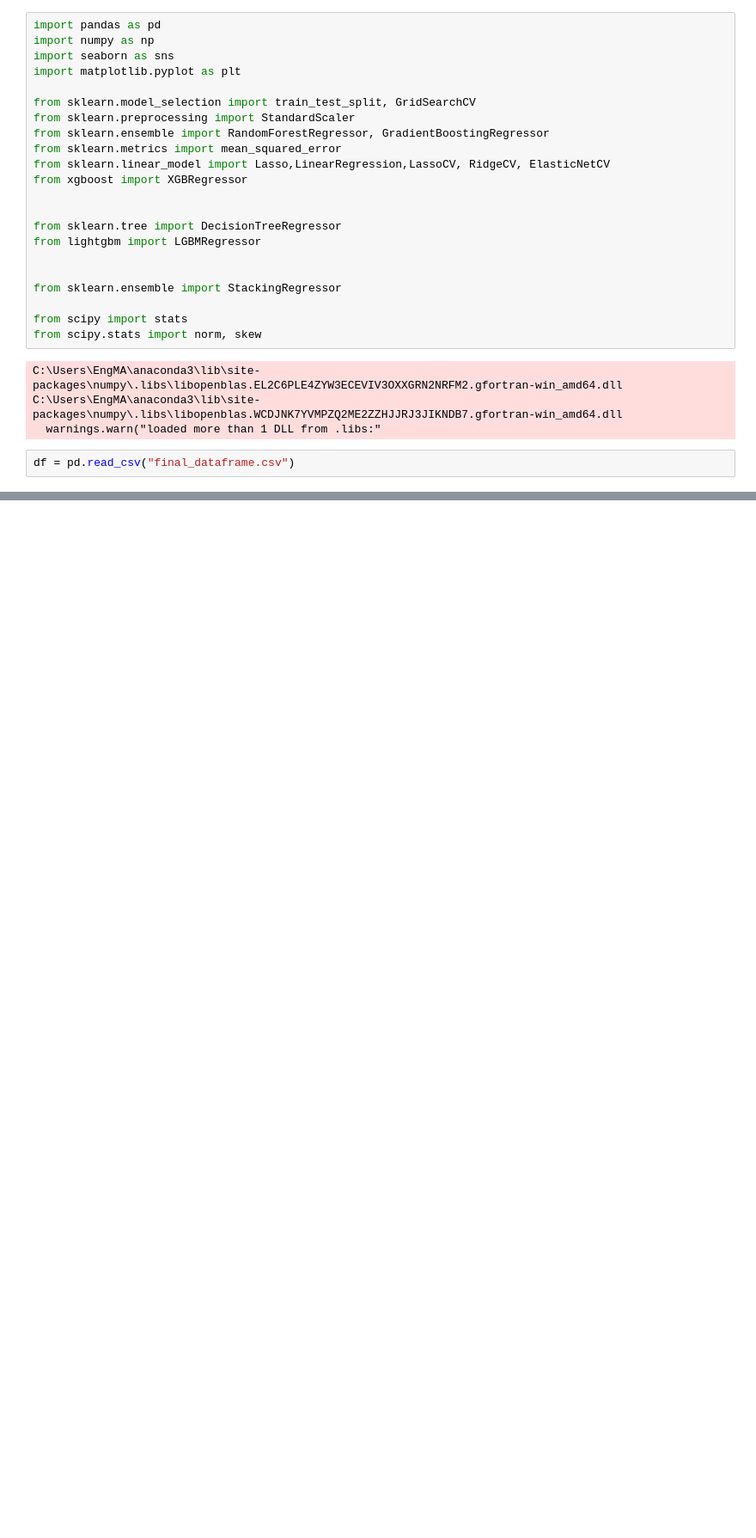
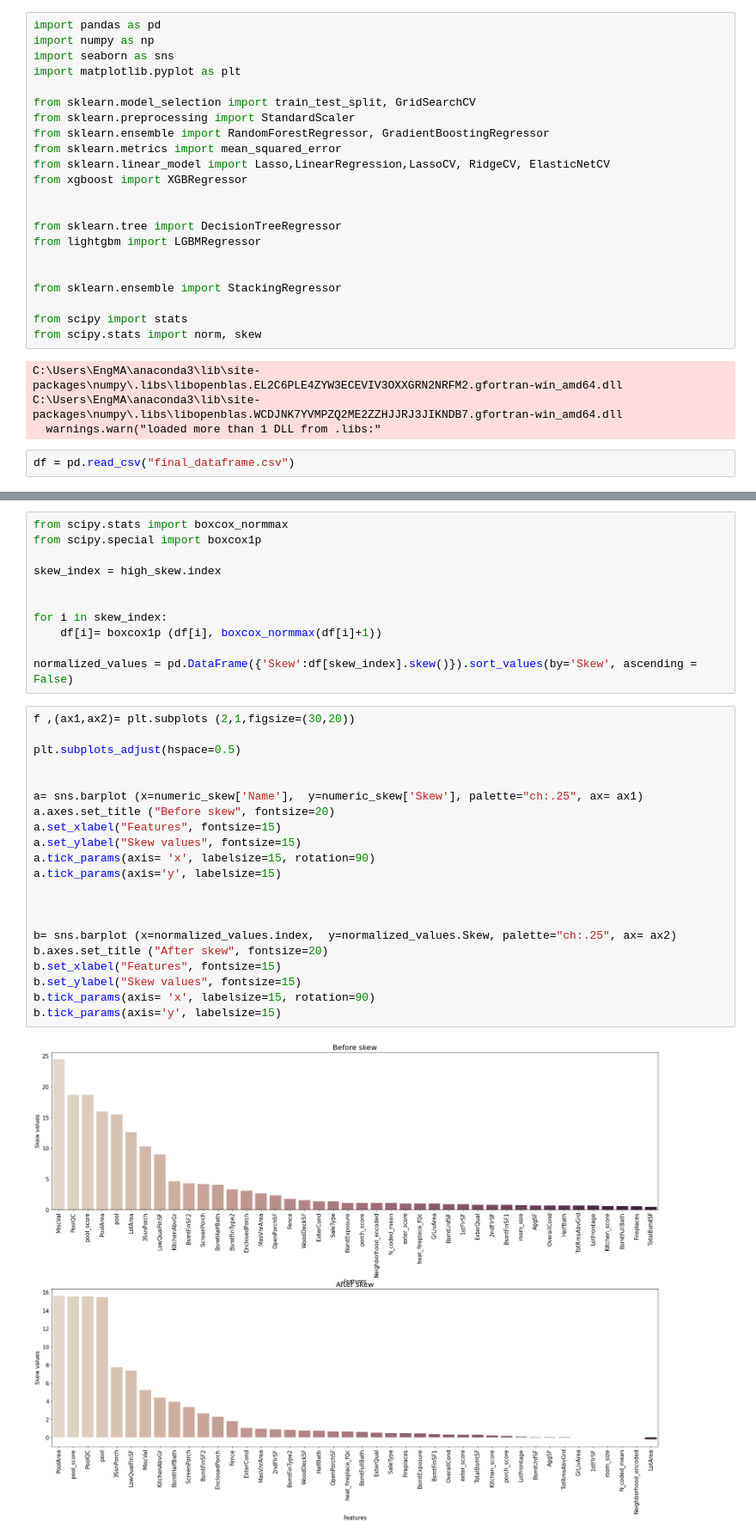
Before and after one commit to markjh2323/house_prices_project, a Jupyter notebook: house_price_prediction_project/house-prices-advanced-regression-techniques/modeling_v2-Copy1.ipynb, the cells around one changed output, grey strips where cells are left out. Shown at 86% size. Drawn from its saved outputs; the diff is of its cells as text; blank space fills up the shorter version.

```diff
--- a/house_price_prediction_project/house-prices-advanced-regression-techniques/modeling_v2-Copy1.ipynb
+++ b/house_price_prediction_project/house-prices-advanced-regression-techniques/modeling_v2-Copy1.ipynb
@@ -956,0 +90,34 @@ rmse_cv(weight_avg,scaled_X_test,y_test),  rmse_cv(weight_avg,scaled_X_test,y_te
+# %%
+from scipy.stats import boxcox_normmax
+from scipy.special import boxcox1p
+
+skew_index = high_skew.index
+
+
+for i in skew_index:
+    df[i]= boxcox1p (df[i], boxcox_normmax(df[i]+1))
+
+normalized_values = pd.DataFrame({'Skew':df[skew_index].skew()}).sort_values(by='Skew', ascending = False)
+# %%
+f ,(ax1,ax2)= plt.subplots (2,1,figsize=(30,20))
+
+plt.subplots_adjust(hspace=0.5)
+
+
+a= sns.barplot (x=numeric_skew['Name'],  y=numeric_skew['Skew'], palette="ch:.25", ax= ax1)
+a.axes.set_title ("Before skew", fontsize=20)
+a.set_xlabel("Features", fontsize=15)
+a.set_ylabel("Skew values", fontsize=15)
+a.tick_params(axis= 'x', labelsize=15, rotation=90)
+a.tick_params(axis='y', labelsize=15)
+
+
+
+b= sns.barplot (x=normalized_values.index,  y=normalized_values.Skew, palette="ch:.25", ax= ax2)
+b.axes.set_title ("After skew", fontsize=20)
+b.set_xlabel("Features", fontsize=15)
+b.set_ylabel("Skew values", fontsize=15)
+b.tick_params(axis= 'x', labelsize=15, rotation=90)
+b.tick_params(axis='y', labelsize=15)
+# %% [output]
+[figure, added]
```
Also changed, not shown: parts of 92 cells of this notebook, 1 other file.
